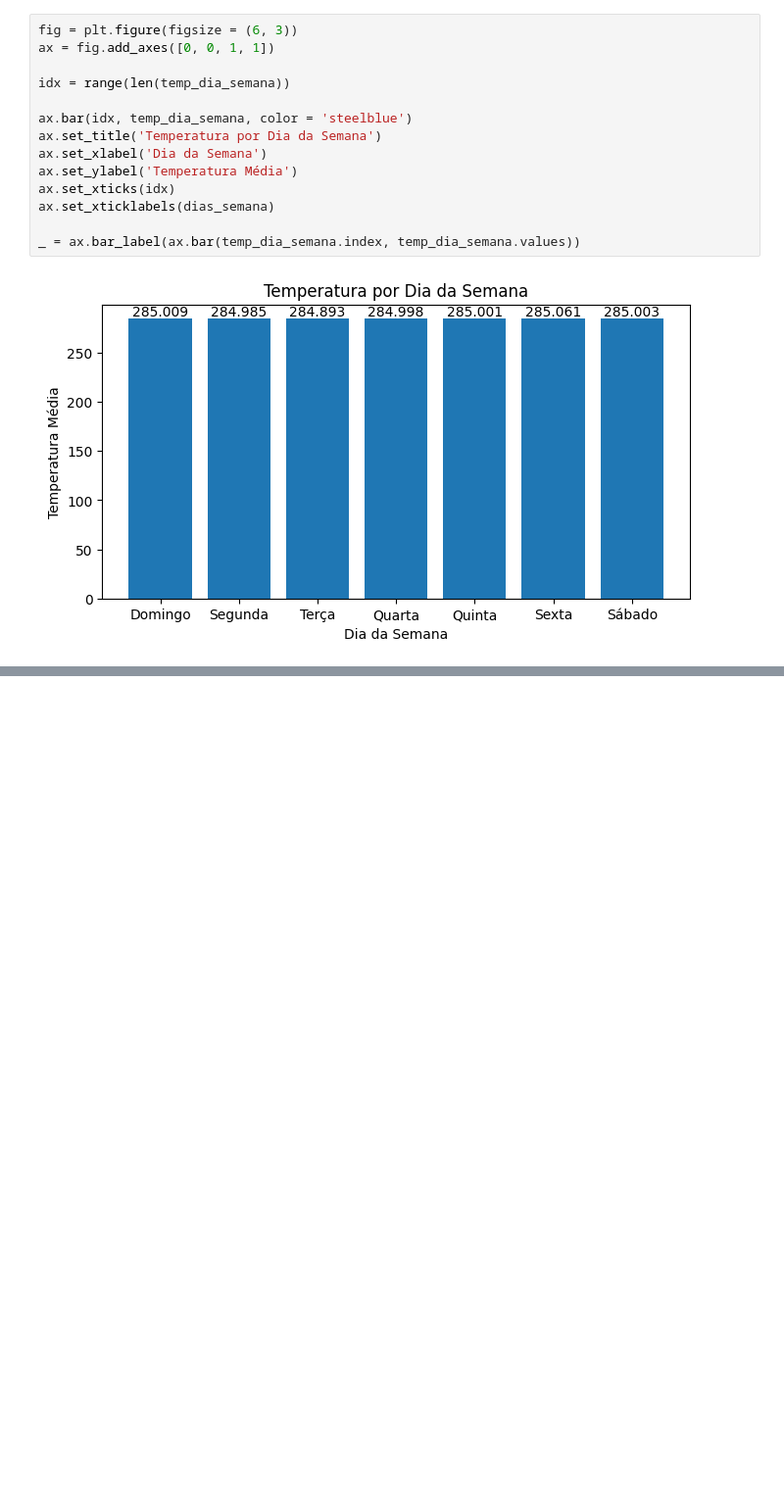
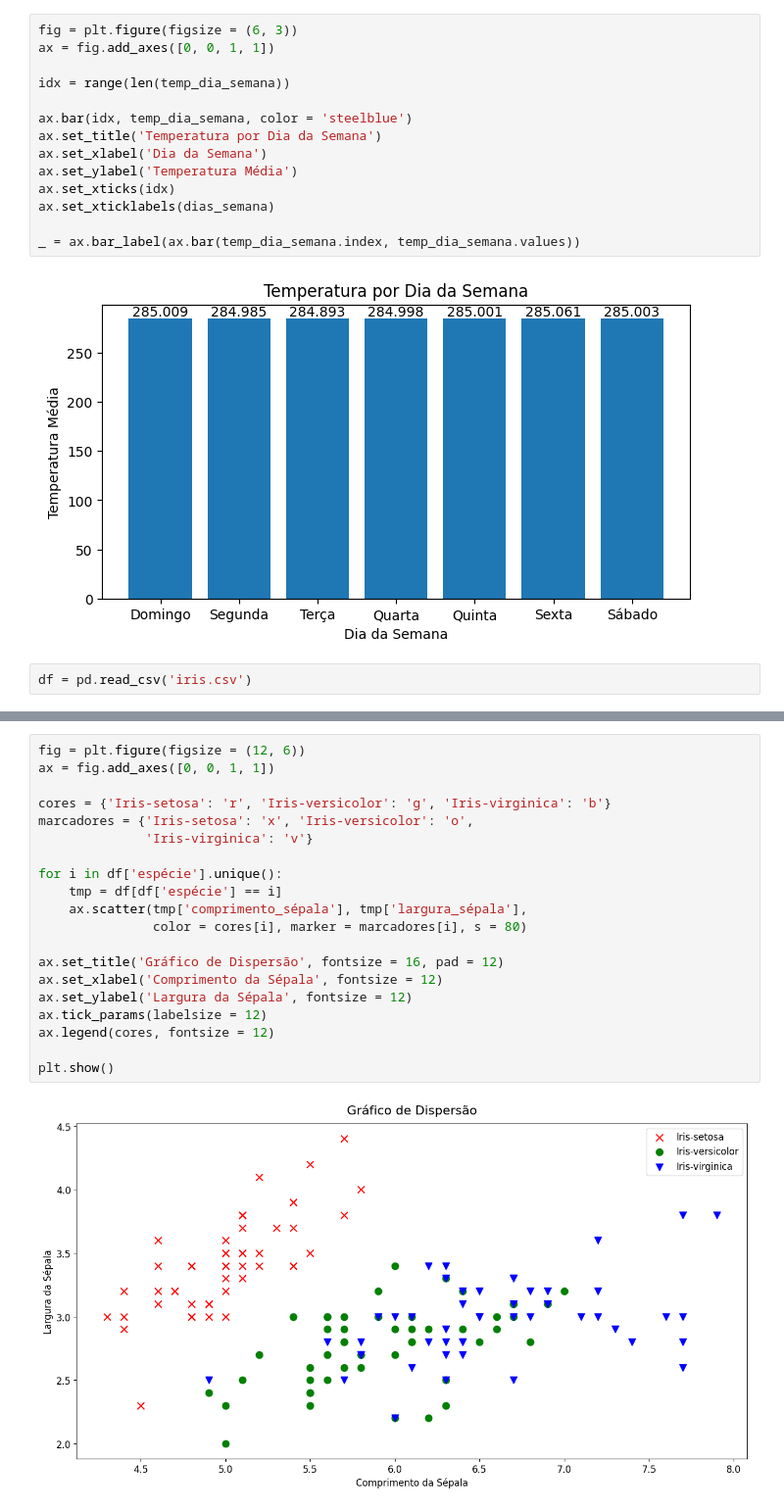
Before and after one commit to edupmon/alura, a Jupyter notebook: data-science/data-viz-matplotlib/data-viz-matplotlib.ipynb, the cells around one changed output, grey strips where cells are left out. Shown at 98% size. Drawn from its saved outputs; the diff is of its cells as text; blank space fills up the shorter version.

```diff
--- a/data-science/data-viz-matplotlib/data-viz-matplotlib.ipynb
+++ b/data-science/data-viz-matplotlib/data-viz-matplotlib.ipynb
@@ -137,3 +138,5 @@ ax.set_xticklabels(dias_semana)
 _ = ax.bar_label(ax.bar(temp_dia_semana.index, temp_dia_semana.values))
 # %% [output]
 [figure]
+# %%
+df = pd.read_csv('iris.csv')
@@ -139,0 +152,22 @@ _ = ax.bar_label(ax.bar(temp_dia_semana.index, temp_dia_semana.values))
+# %%
+fig = plt.figure(figsize = (12, 6))
+ax = fig.add_axes([0, 0, 1, 1])
+
+cores = {'Iris-setosa': 'r', 'Iris-versicolor': 'g', 'Iris-virginica': 'b'}
+marcadores = {'Iris-setosa': 'x', 'Iris-versicolor': 'o',
+              'Iris-virginica': 'v'}
+
+for i in df['espécie'].unique():
+    tmp = df[df['espécie'] == i]
+    ax.scatter(tmp['comprimento_sépala'], tmp['largura_sépala'],
+               color = cores[i], marker = marcadores[i], s = 80)
+
+ax.set_title('Gráfico de Dispersão', fontsize = 16, pad = 12)
+ax.set_xlabel('Comprimento da Sépala', fontsize = 12)
+ax.set_ylabel('Largura da Sépala', fontsize = 12)
+ax.tick_params(labelsize = 12)
+ax.legend(cores, fontsize = 12)
+
+plt.show()
+# %% [output]
+[figure, added]
```
Also changed, not shown: parts of 4 cells of this notebook, 1 other file.
